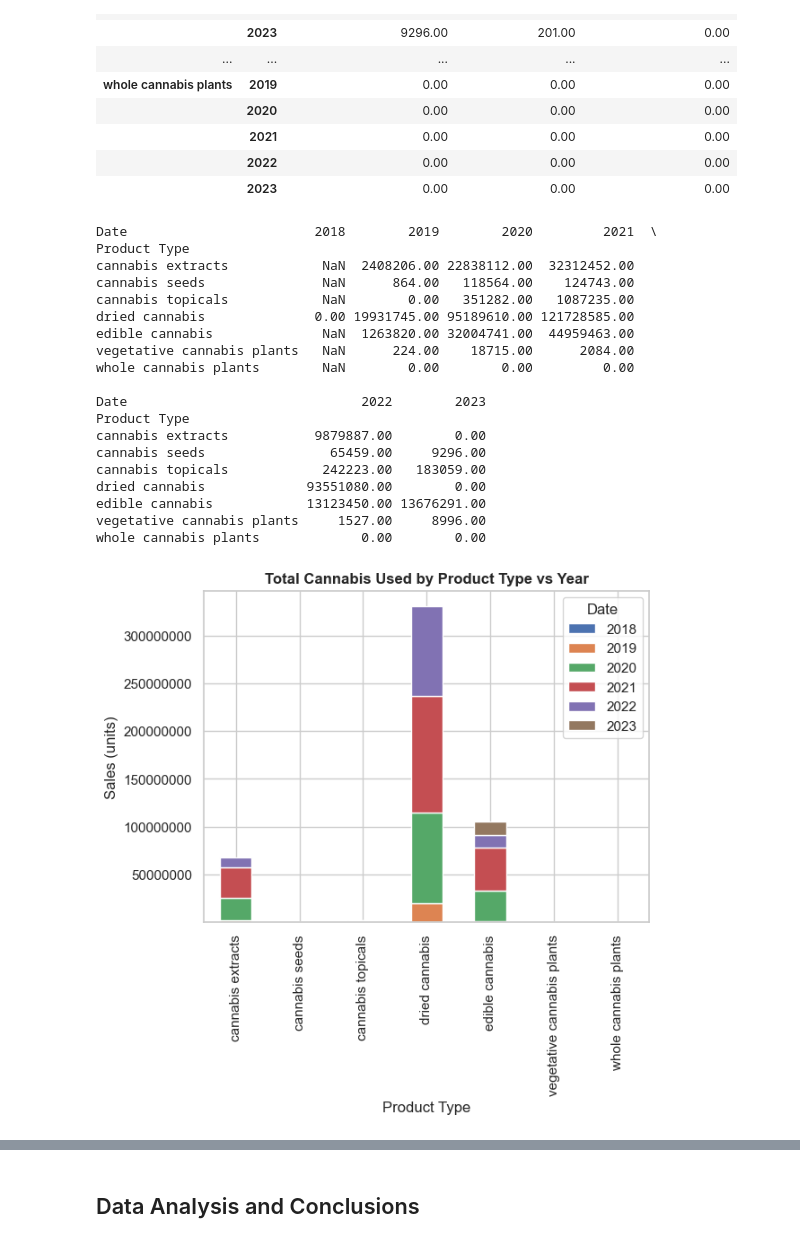
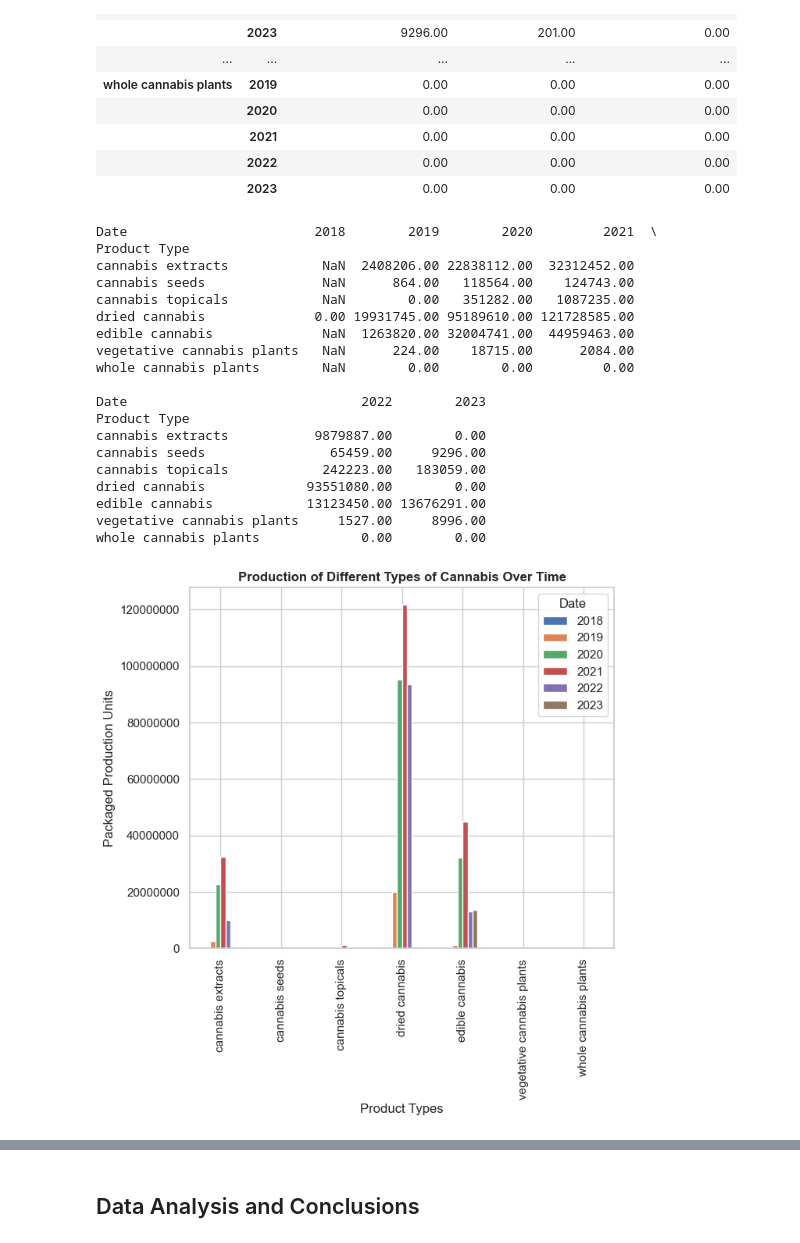
Before and after one commit to ajunjee-selvam/Project_1, a Jupyter notebook: Project1_ConsolidatedFinalAnalysis.ipynb, the cells around one changed output, grey strips where cells are left out. Saved outputs shown, nothing was run; the diff lists cells and outputs as text; code cells hidden in the pictures.

```diff
--- a/Project1_ConsolidatedFinalAnalysis.ipynb
+++ b/Project1_ConsolidatedFinalAnalysis.ipynb
@@ -690,35 +691,38 @@ Total_product_year
 |  | 2022 | 0.00 | 0.00 | 0.00 |
 |  | 2023 | 0.00 | 0.00 | 0.00 |
 # %%
-# creating pivotted dataframe for plotting total cannabis use by product type against the year
+#creating data frame for total production groupeb by product type and year
 plot_production_year = product_year_df[['Packaged Production Units' ]].sum()
+#creating a pivot table for plotting bargraph
 new_df= plot_production_year.pivot_table(index= 'Product Type', columns= 'Date', values='Packaged Production Units')
 print(new_df)
 
-#plot a bar graph for the product type by year
-new_df.plot(kind= 'bar', stacked= True)
-plt.title("Total Cannabis Used by Product Type vs Year", fontweight = "bold")
-plt.xlabel("Product Type")
-plt.ylabel("Sales (units)")
-plt.gca().ticklabel_format(axis='y', style='sci', scilimits=(0, 10000))
+#plot a bar graph by product type for each year
+production_bar = new_df.plot(kind= 'bar')
+plt.title("Production of Different Types of Cannabis Over Time", fontweight = "bold")
+production_bar.set_xlabel('Product Types')
+production_bar.set_ylabel("Packaged Production Units")
+production_bar.ticklabel_format(axis='y', style='sci', scilimits=(0, 10000))
+fig=production_bar.get_figure()
+fig.set_size_inches(7,6)
 # %% [output]
 Date                        2018        2019        2020         2021  \
 Product Type
 cannabis extracts            NaN  2408206.00 22838112.00  32312452.00
 cannabis seeds               NaN      864.00   118564.00    124743.00
 cannabis topicals            NaN        0.00   351282.00   1087235.00
 dried cannabis              0.00 19931745.00 95189610.00 121728585.00
 edible cannabis              NaN  1263820.00 32004741.00  44959463.00
 vegetative cannabis plants   NaN      224.00    18715.00      2084.00
 whole cannabis plants        NaN        0.00        0.00         0.00
 
 Date                              2022        2023
 Product Type
 cannabis extracts           9879887.00        0.00
 cannabis seeds                65459.00     9296.00
 cannabis topicals            242223.00   183059.00
 dried cannabis             93551080.00        0.00
 edible cannabis            13123450.00 13676291.00
 vegetative cannabis plants     1527.00     8996.00
 whole cannabis plants             0.00        0.00
-[figure, old version]
+[figure, new version]
```
Also changed, not shown: parts of 12 cells of this notebook.
